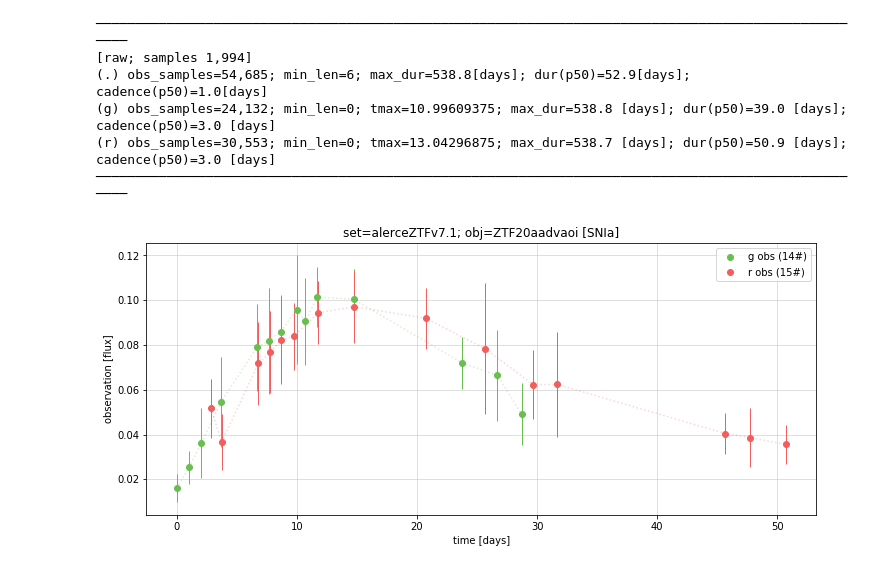
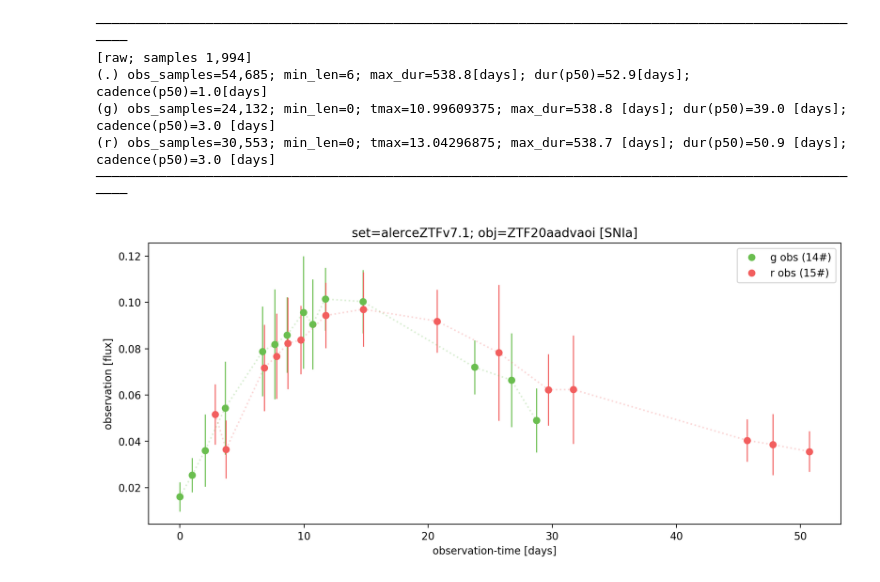
Before and after one commit to oscarpimentel/astro-lightcurves-handler, a Jupyter notebook: experiments/surveys-exports/alerceZTF_v7.1.ipynb, the cells around one changed output. Drawn from its saved outputs; the diff is of its cells as text; code cells hidden in the pictures.

```diff
--- a/experiments/surveys-exports/alerceZTF_v7.1.ipynb
+++ b/experiments/surveys-exports/alerceZTF_v7.1.ipynb
@@ -264,19 +265,21 @@ empty lcset
 # %%
 import fuzzytools.lists as lists
 import matplotlib.pyplot as plt
 from lchandler.plots.lc import plot_lightcurve
 
 lcset = lcdataset['raw']
 lcobj, lcobj_name = lcset.get_random_lcobj()
-lcobj_name = 'ZTF20aadvaoi';lcobj = lcset[lcobj_name].copy()
-lcobj.clean_small_cadence() # test
-fig, ax = plt.subplots(1,1, figsize=(12,5))
+lcobj_name = 'ZTF20aadvaoi'
+lcobj = lcset[lcobj_name].copy()
+figsize = (12,5)
+dpi = 200
+fig, ax = plt.subplots(1,1, figsize=figsize, dpi=dpi)
 for kb,b in enumerate(lcset.band_names):
     plot_lightcurve(ax, lcobj, b, f'{b} obs')
 ax.set_title(f'set={lcset.survey}; obj={lcobj_name} [{lcset.class_names[lcobj.y]}]')
-ax.set_xlabel('time [days]')
+ax.set_xlabel('observation-time [days]')
 ax.set_ylabel('observation [flux]')
 ax.legend()
 ax.grid(alpha=0.0)
 # %% [output]
-[figure, old version]
+[figure, new version]
```
Also changed, not shown: parts of 4 cells of this notebook, 5 other files.
